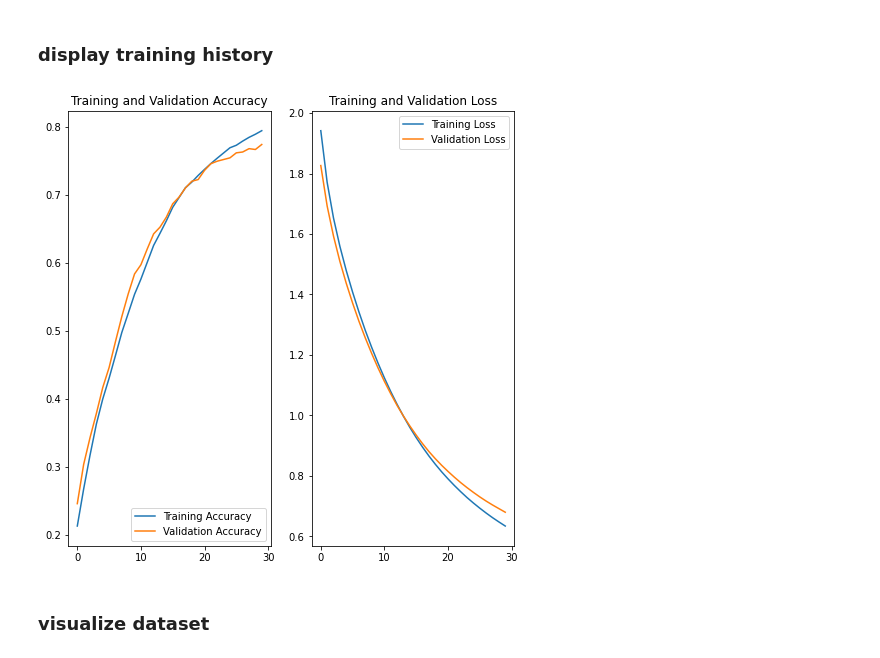
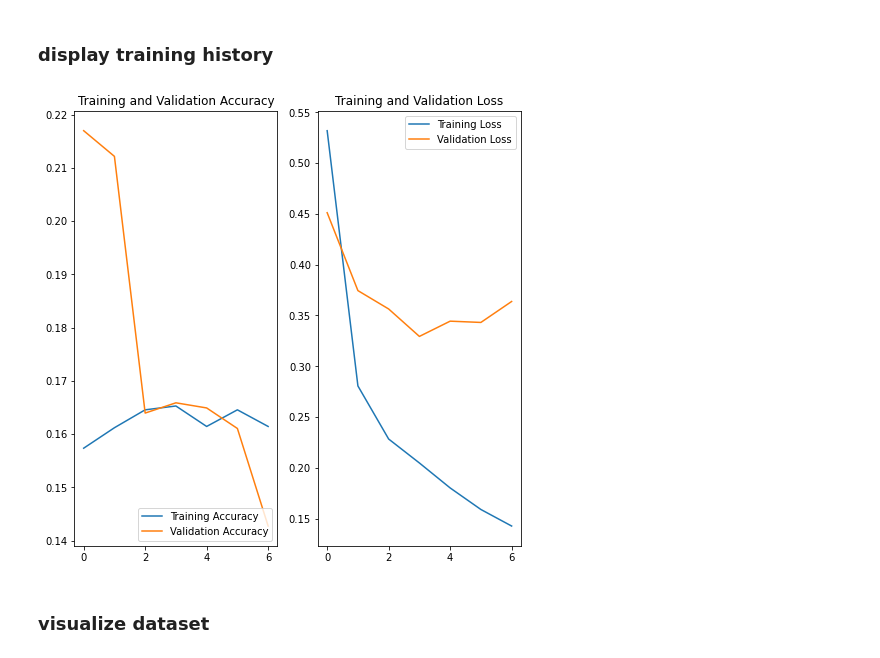
Before and after one commit to karamokoisrael/holypics, a Jupyter notebook: train-v2.ipynb, the cells around one changed output. Drawn from its saved outputs; the diff is of its cells as text; code cells hidden in the pictures.

```diff
--- a/train-v2.ipynb
+++ b/train-v2.ipynb
@@ -820,9 +826,12 @@ _________________________________________________________________
 ### Compile new model
 # %%
 model.compile(
-  optimizer=tf.keras.optimizers.Adam(learning_rate=1e-5),
+  optimizer=tf.keras.optimizers.Adam(learning_rate=1e-3),
   loss=tf.keras.losses.SparseCategoricalCrossentropy(),
-  metrics=["accuracy"]
+  # metrics=["accuracy"]
+  metrics = [
+      "categorical_accuracy",
+  ]
 )
 # %% [markdown]
 ### Train new model
@@ -829,5 +840,5 @@ model.compile(
 # %%
-# steps_per_epoch = num_classes//batch_size
+steps_per_epoch = num_samples//batch_size
 checkpoint_filepath = 'models/epoch/chk.h5'
 
 model_checkpoint_callback = tf.keras.callbacks.ModelCheckpoint(
@@ -849,10 +860,10 @@ stop_training_callback = tf.keras.callbacks.EarlyStopping(
 )
 
 history = model.fit(training_set,
-                    epochs=30,
+                    epochs=15,
                     # steps_per_epoch=steps_per_epoch,
                     validation_data=validation_set,
                     callbacks=[model_checkpoint_callback, stop_training_callback],
-                    # class_weight=class_weights
+                    class_weight=class_weights
                     )
 # %% [output]
@@ -880,27 +876,27 @@ Epoch 30/30
 # %% [markdown]
 ### display training history
 # %%
-acc = history.history['accuracy']
-val_acc = history.history['val_accuracy']
+acc = history.history['categorical_accuracy']
+val_acc = history.history['val_categorical_accuracy']
 
 loss = history.history['loss']
 val_loss = history.history['val_loss']
 
 plt.figure(figsize=(8, 8))
 plt.subplot(1, 2, 1)
 plt.plot(history.epoch, acc, label='Training Accuracy')
 plt.plot(history.epoch, val_acc, label='Validation Accuracy')
 plt.legend(loc='lower right')
 plt.title('Training and Validation Accuracy')
 
 plt.subplot(1, 2, 2)
 plt.plot(history.epoch, loss, label='Training Loss')
 plt.plot(history.epoch, val_loss, label='Validation Loss')
 plt.legend(loc='upper right')
 plt.title('Training and Validation Loss')
 plt.show()
 # %% [output]
-[figure, old version]
+[figure, new version]
 # %% [markdown]
 ### visualize dataset
 # %%
```
Also changed, not shown: parts of 11 cells of this notebook, 1 other file.
